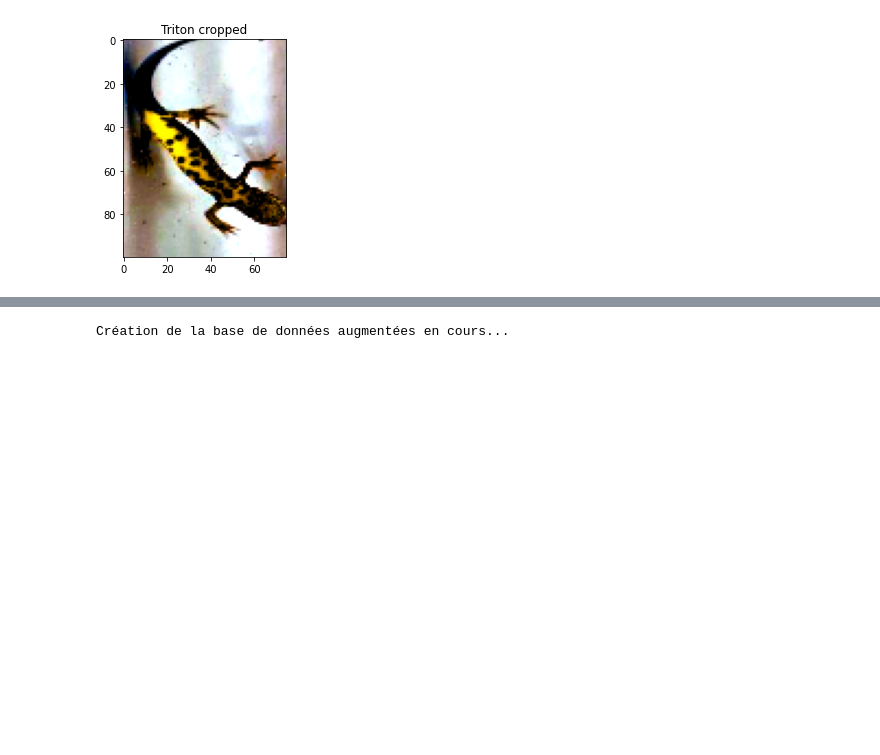
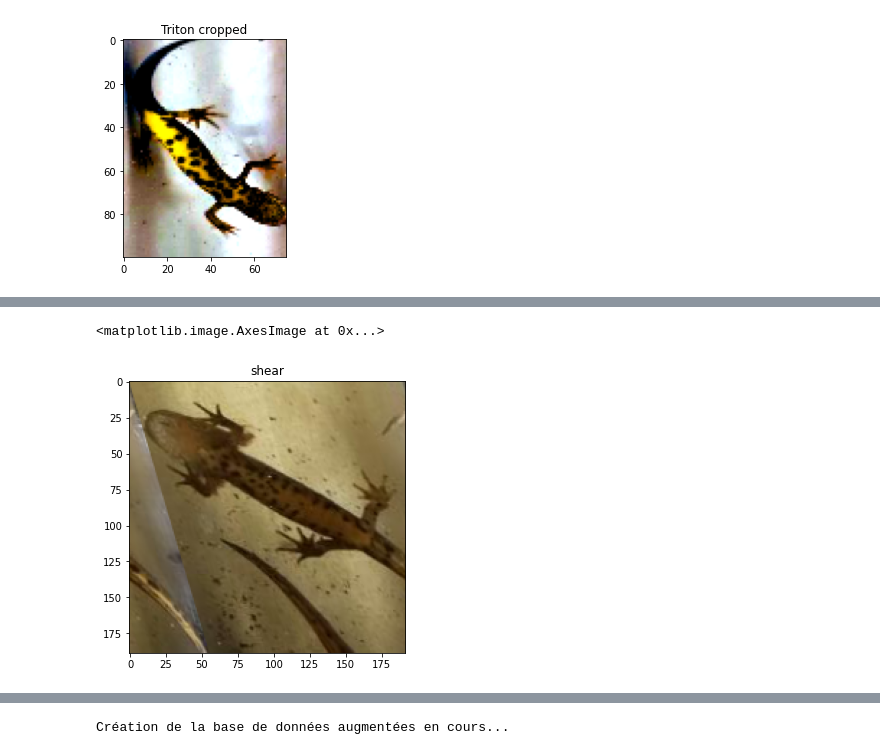
Before and after one commit to GuillaumeMagnette/Stage_Tritons, a Jupyter notebook: Image_augmentation.ipynb, the cells around one changed output, grey strips where cells are left out. Drawn from its saved outputs; the diff is of its cells as text; code cells hidden in the pictures; blank space fills up the shorter version.

```diff
--- a/Image_augmentation.ipynb
+++ b/Image_augmentation.ipynb
@@ -170,0 +208,11 @@ Clipping input data to the valid range for imshow with RGB data ([0..1] for floa
+# %%
+# image shearing using sklearn.transform.AffineTransform
+# try out with differnt values of shear
+tf = AffineTransform(shear=0.3)
+sheared = transform.warp(img, tf, order=1, preserve_range=True, mode='wrap')
+#sheared_fig = plot_side_by_side(img, sheared, 'Original', 'Sheared')
+plt.title('shear')
+plt.imshow(sheared)
+# %% [output]
+<matplotlib.image.AxesImage at 0x...>
+[figure, added]
```
Also changed, not shown: parts of 7 cells of this notebook.
